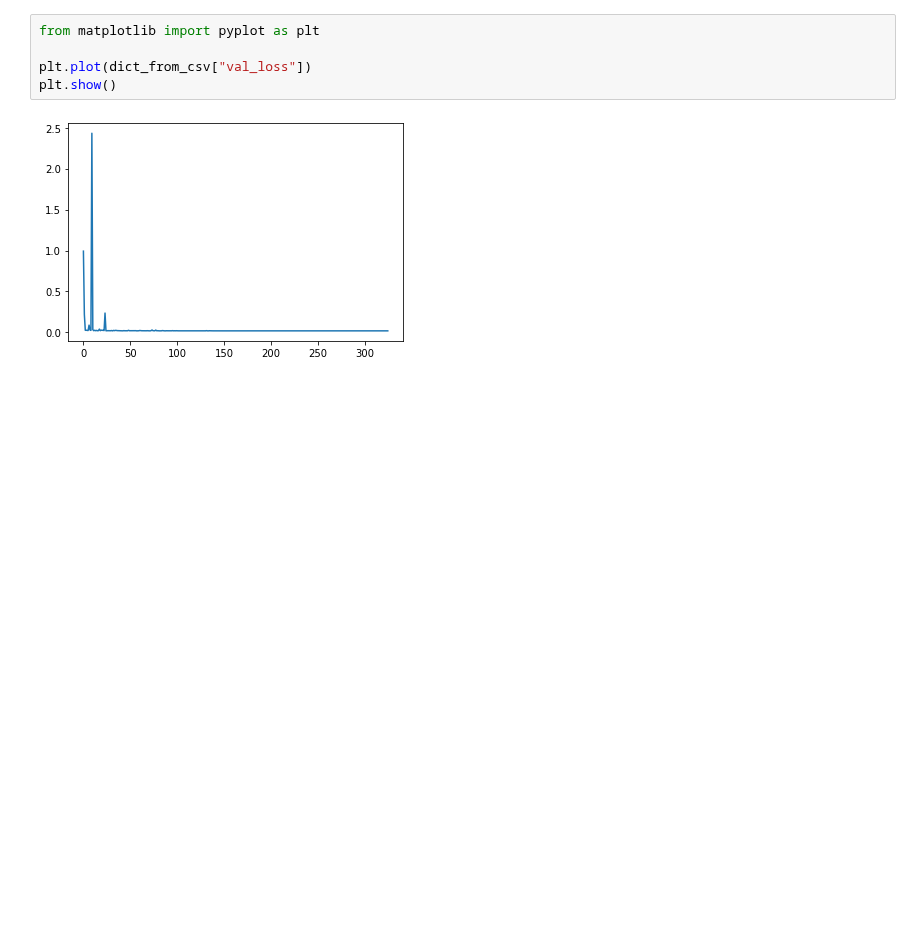
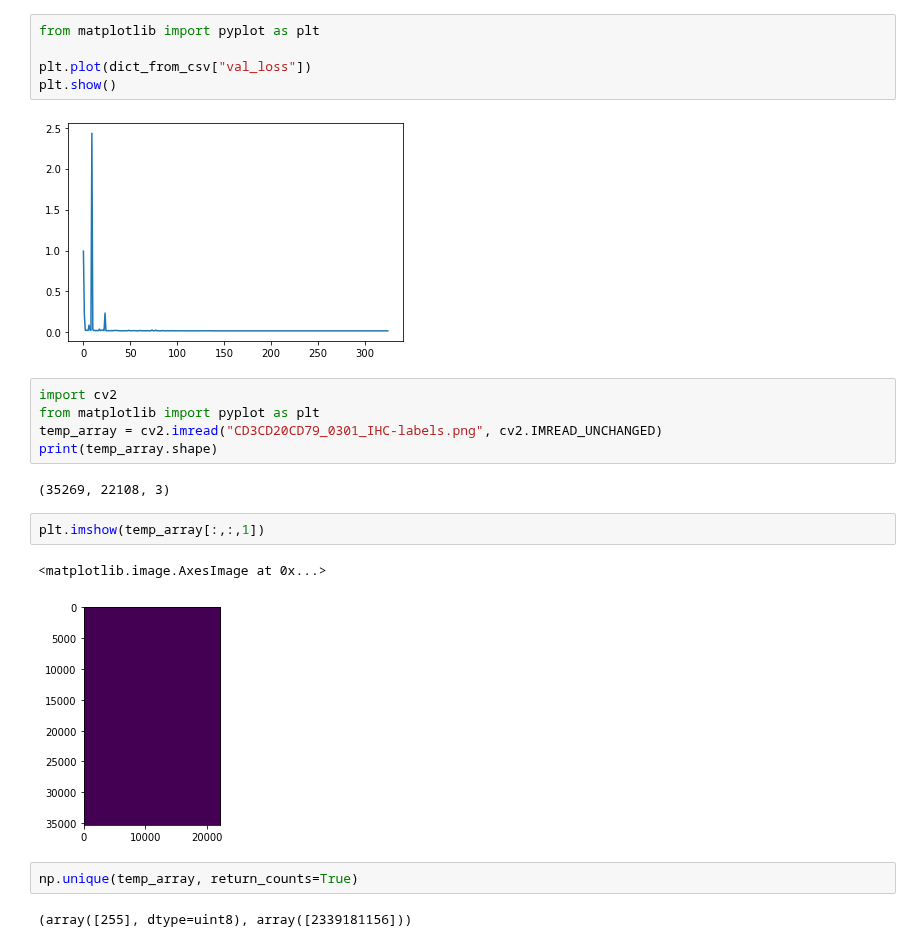
Before and after one commit to tobeor3009/CNN_total, a Jupyter notebook: segmenation_inceptionv3_unet_gpu_0.ipynb, the cells around one changed output. Drawn from its saved outputs; the diff is of its cells as text; blank space fills up the shorter version.

```diff
--- a/segmenation_inceptionv3_unet_gpu_0.ipynb
+++ b/segmenation_inceptionv3_unet_gpu_0.ipynb
@@ -213,3 +199,19 @@ plt.plot(dict_from_csv["val_loss"])
 plt.show()
 # %% [output]
 [figure]
+# %%
+import cv2
+from matplotlib import pyplot as plt
+temp_array = cv2.imread("CD3CD20CD79_0301_IHC-labels.png", cv2.IMREAD_UNCHANGED)
+print(temp_array.shape)
+# %% [output]
+(35269, 22108, 3)
+# %%
+plt.imshow(temp_array[:,:,1])
+# %% [output]
+<matplotlib.image.AxesImage at 0x...>
+[figure, added]
+# %%
+np.unique(temp_array, return_counts=True)
+# %% [output]
+(array([255], dtype=uint8), array([2339181156]))
```
Also changed, not shown: parts of 1 cell of this notebook, 7 other files.
